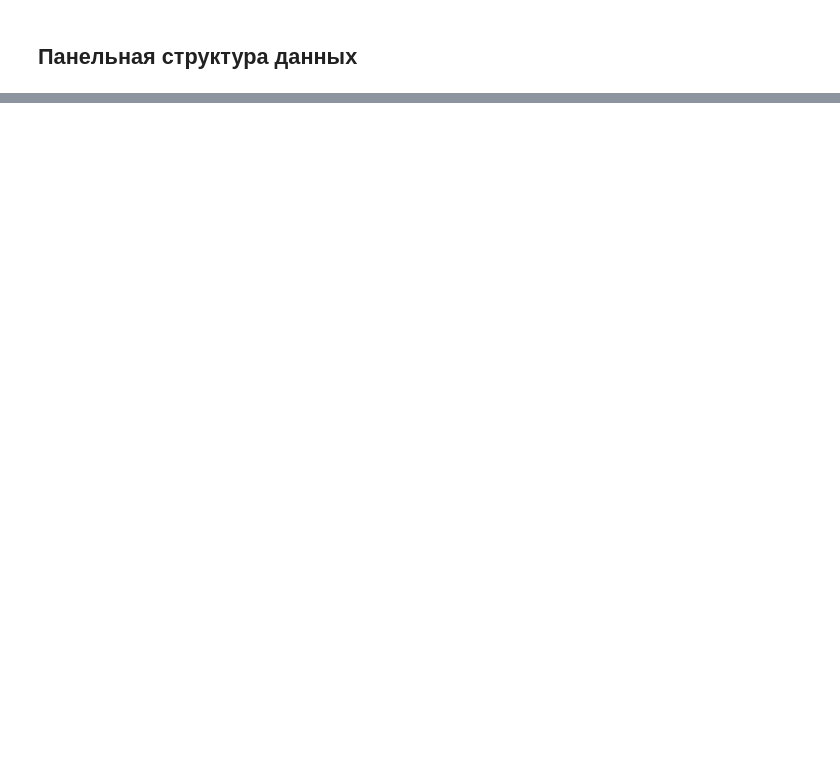
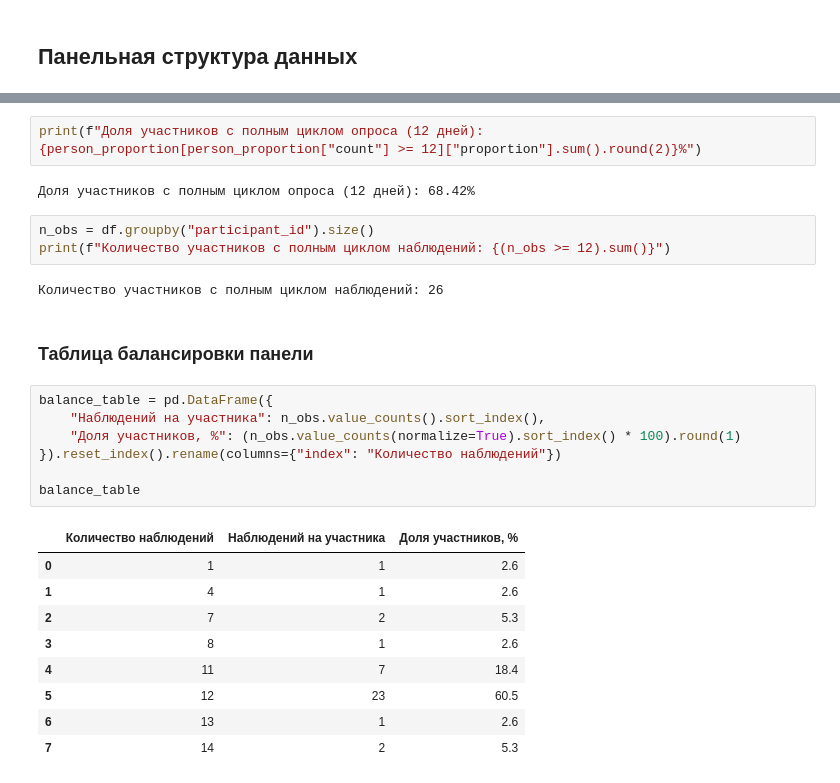
Before and after one commit to EnemyOfDeath7/dream-project, a Jupyter notebook: dream.ipynb, the cells around one changed output, grey strips where cells are left out. Cells and saved outputs as stored; diff of their text form; blank space fills up the shorter version.

```diff
--- a/dream.ipynb
+++ b/dream.ipynb
@@ -644,0 +716,28 @@ plt.show()
+# %%
+print(f"Доля участников с полным циклом опроса (12 дней): {person_proportion[person_proportion["count"] >= 12]["proportion"].sum().round(2)}%")
+# %% [output]
+Доля участников с полным циклом опроса (12 дней): 68.42%
+# %%
+n_obs = df.groupby("participant_id").size()
+print(f"Количество участников с полным циклом наблюдений: {(n_obs >= 12).sum()}")
+# %% [output]
+Количество участников с полным циклом наблюдений: 26
+# %% [markdown]
+### Таблица балансировки панели
+# %%
+balance_table = pd.DataFrame({
+    "Наблюдений на участника": n_obs.value_counts().sort_index(),
+    "Доля участников, %": (n_obs.value_counts(normalize=True).sort_index() * 100).round(1)
+}).reset_index().rename(columns={"index": "Количество наблюдений"})
+
+balance_table
+# %% [output]
+|  | Количество наблюдений | Наблюдений на участника | Доля участников, % |
+| 0 | 1 | 1 | 2.6 |
+| 1 | 4 | 1 | 2.6 |
+| 2 | 7 | 2 | 5.3 |
+| 3 | 8 | 1 | 2.6 |
+| 4 | 11 | 7 | 18.4 |
+| 5 | 12 | 23 | 60.5 |
+| 6 | 13 | 1 | 2.6 |
+| 7 | 14 | 2 | 5.3 |
```
Also changed, not shown: parts of 15 cells of this notebook, 1 other file.
